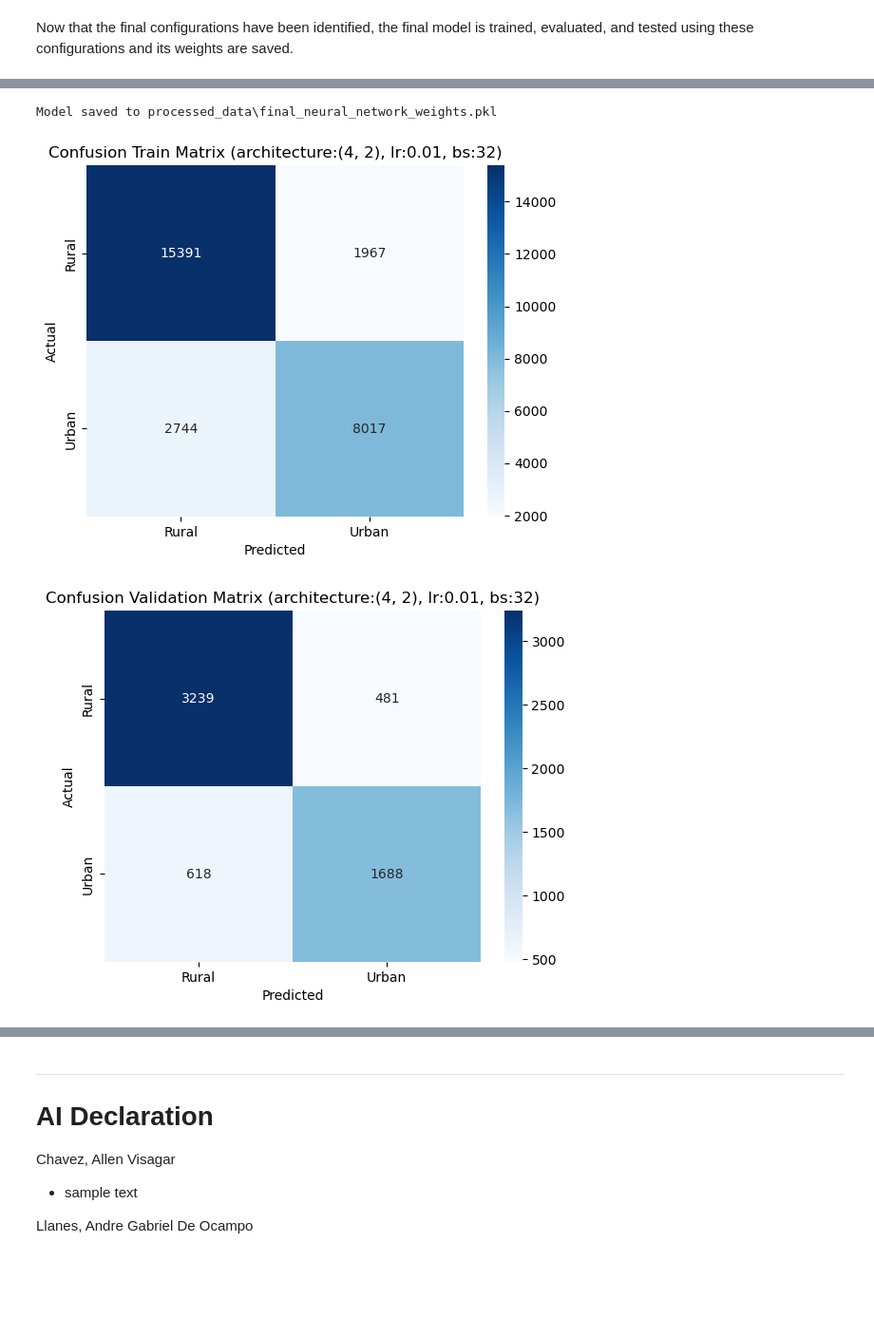
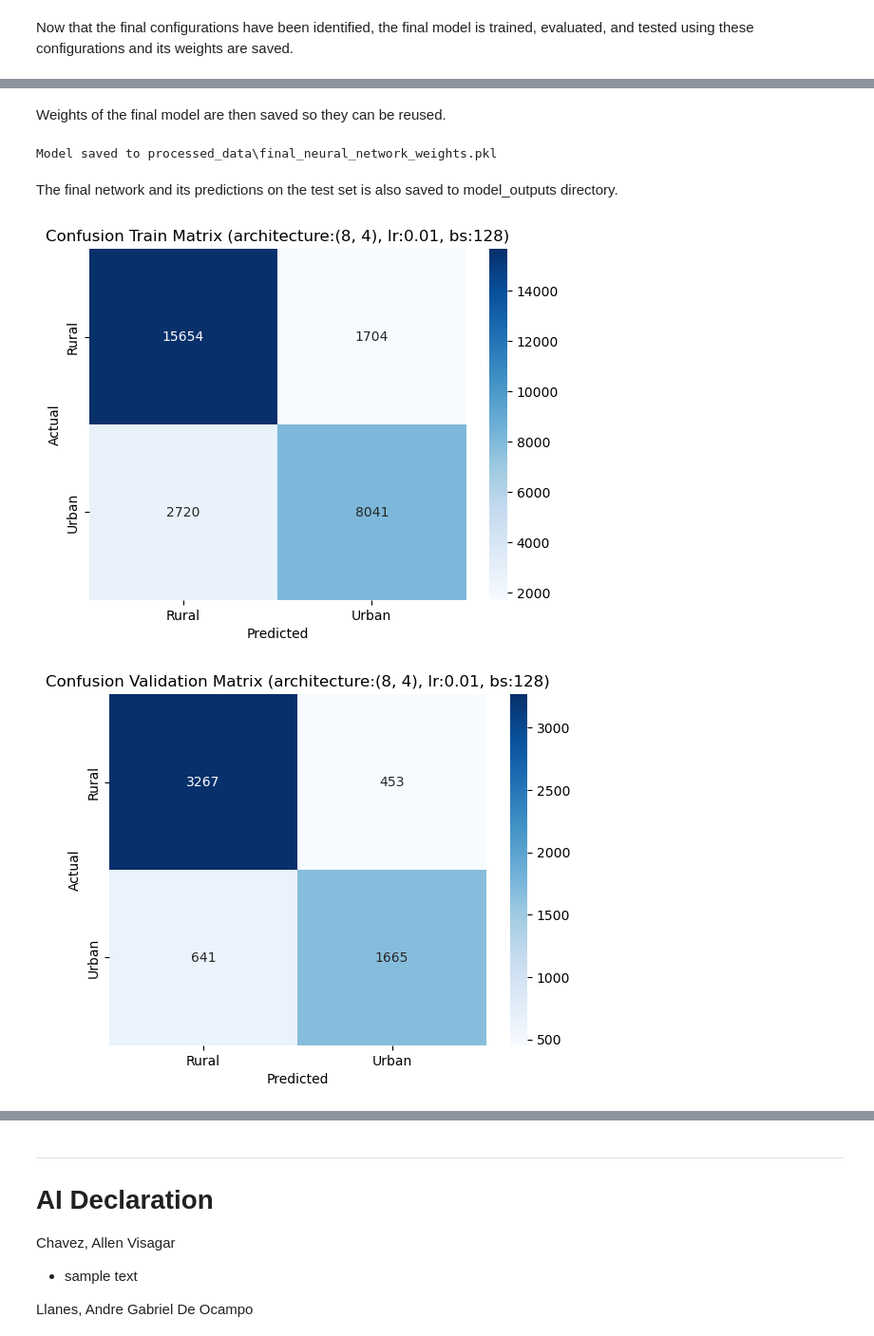
Before and after one commit to NebulaRojo9/STINTSY-MCO, a Jupyter notebook: Multi-Layer Perceptron.ipynb, the cells around one changed output, grey strips where cells are left out. Shown at 95% size. Saved outputs shown, nothing was run; the diff lists cells and outputs as text; code cells hidden in the pictures; blank space fills up the shorter version.

```diff
--- a/Multi-Layer Perceptron.ipynb
+++ b/Multi-Layer Perceptron.ipynb
@@ -631,7 +679,7 @@ seeds = [0]  # using only one seed to save time.
 
 # Only use one architecture
 configs = [
-    (4,2)
+    (8,4)
 ]
 
 # list to store loss after each training epoch
@@ -759,7 +809,7 @@ plt.figure(figsize=(12, 8))
 for lr in learning_rates:
     for bs in batch_sizes:
         # filter loss history for this learning rate and batch size
-        config_history = [h for h in loss_history if h["architecture"] == (4, 2) and h["seed"] == 0 and h["learning_rate"] == lr and h["batch_size"] == bs]
+        config_history = [h for h in loss_history if h["learning_rate"] == lr and h["batch_size"] == bs]
 
         min_len = min(len(h["losses"]) for h in config_history)
 
@@ -772,7 +822,7 @@ for lr in learning_rates:
 
         plt.plot(avg_losses, label=f"LR: {lr}, BS: {bs}")
 
-plt.title("Average Training Loss Across Epochs for Each Hyperparameter Combo")
+plt.title("Training Loss Across Epochs for Each Hyperparameter Combo")
 plt.xlabel("Epoch")
 plt.ylabel("Loss")
 plt.legend()
@@ -784,7 +834,9 @@ Among all the possible configurations, the model that used a learning rate of 0.
 # %%
 cms = get_confusion_matrices(results)
 
-for c_matrix in cms:
-    plot_cm(c_matrix["train_confusion_matrix"], labels=['Rural','Urban'], title=f"Confusion Train Matrix (lr:{c_matrix["learning_rate"]}, bs:{c_matrix["batch_size"]})")
-    plot_cm(c_matrix["val_confusion_matrix"], labels=['Rural','Urban'], title=f"Confusion Validation Matrix (lr:{c_matrix["learning_rate"]}, bs:{c_matrix["batch_size"]})")
+# for c_matrix in cms:
+#     plot_cm(c_matrix["train_confusion_matrix"], axes=None, i=0, labels=['Rural','Urban'], title=f"Confusion Train Matrix (lr:{c_matrix["learning_rate"]}, bs:{c_matrix["batch_size"]})", single=True)
+#     plot_cm(c_matrix["val_confusion_matrix"], axes=None, i=0, labels=['Rural','Urban'], title=f"Confusion Validation Matrix (lr:{c_matrix["learning_rate"]}, bs:{c_matrix["batch_size"]})", single=True)
+
+subplot_cm(cms,2,(13,20))
 # %% [output]
@@ -910,12 +954,12 @@ epoch_limit = 100
 
 # this time we only use one configuration
 learning_rates = [0.01]
-batch_sizes = [32]
+batch_sizes = [128]
 seeds = [0]  # using seed for reproduciblity
 
 # Only use one architecture
 configs = [
-    (4,2)
+    (8,4)
 ]
 
 # list to store final weights of the trained model
@@ -1069,3 +1113,5 @@ Epoch: 42       Loss: 0.382615
+# %% [markdown]
+Weights of the final model are then saved so they can be reused.
 # %%
 # Name of the directory to save to
 dir_name = "processed_data"
@@ -1083,0 +1140,2 @@ Model saved to processed_data\final_neural_network_weights.pkl
+# %% [markdown]
+The final network and its predictions on the test set is also saved to model_outputs directory.
@@ -1084,10 +1165,12 @@ Model saved to processed_data\final_neural_network_weights.pkl
 # %%
 cms = get_confusion_matrices(results)
 
 for c_matrix in cms:
-    plot_cm(c_matrix["train_confusion_matrix"], labels=['Rural','Urban'], title=f"Confusion Train Matrix (architecture:{c_matrix["architecture"]}, lr:{c_matrix["learning_rate"]}, bs:{c_matrix["batch_size"]})")
-    plot_cm(c_matrix["val_confusion_matrix"], labels=['Rural','Urban'], title=f"Confusion Validation Matrix (architecture:{c_matrix["architecture"]}, lr:{c_matrix["learning_rate"]}, bs:{c_matrix["batch_size"]})")
-    plot_cm(c_matrix["test_confusion_matrix"], labels=['Rural','Urban'], title=f"Confusion Test Matrix (architecture:{c_matrix["architecture"]}, lr:{c_matrix["learning_rate"]}, bs:{c_matrix["batch_size"]})")
+    plot_cm(c_matrix["train_confusion_matrix"], axes=None, i=0, labels=['Rural','Urban'], title=f"Confusion Train Matrix (architecture:{c_matrix["architecture"]}, lr:{c_matrix["learning_rate"]}, bs:{c_matrix["batch_size"]})", single=True)
+    plot_cm(c_matrix["val_confusion_matrix"], axes=None, i=0, labels=['Rural','Urban'], title=f"Confusion Validation Matrix (architecture:{c_matrix["architecture"]}, lr:{c_matrix["learning_rate"]}, bs:{c_matrix["batch_size"]})", single=True)
+    plot_cm(c_matrix["test_confusion_matrix"], axes=None, i=0, labels=['Rural','Urban'], title=f"Confusion Test Matrix (architecture:{c_matrix["architecture"]}, lr:{c_matrix["learning_rate"]}, bs:{c_matrix["batch_size"]})", single=True)
+
+# subplot_cm(cms,2)
 # %% [output]
-[figure, old version]
+[figure, new version]
-[figure, old version]
+[figure, new version]
```
Also changed, not shown: parts of 42 cells of this notebook, 3 other files.
